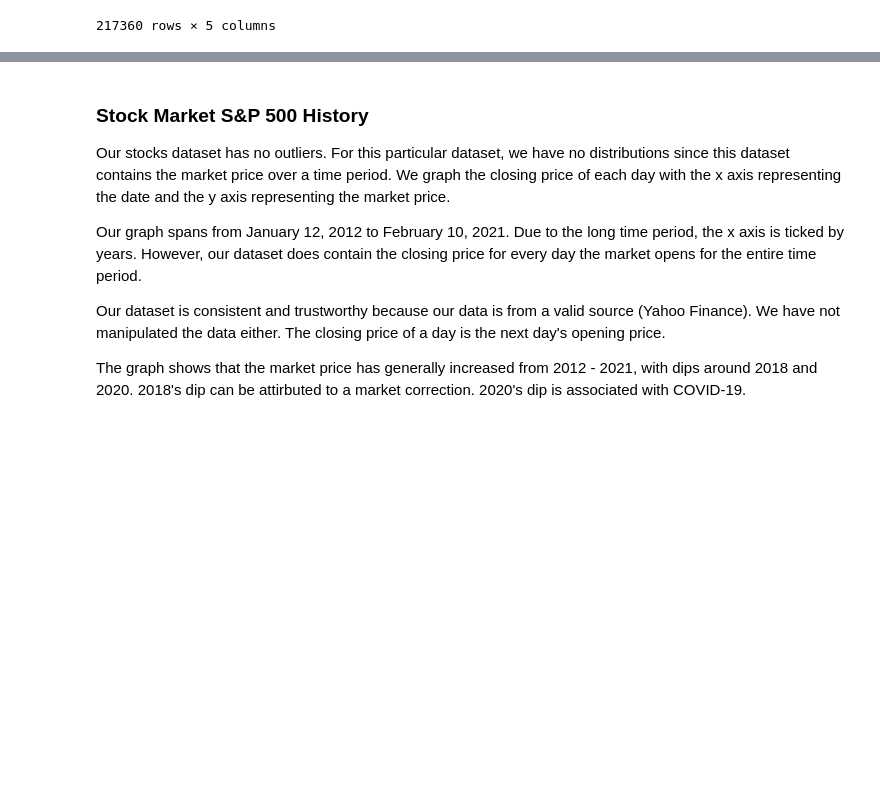
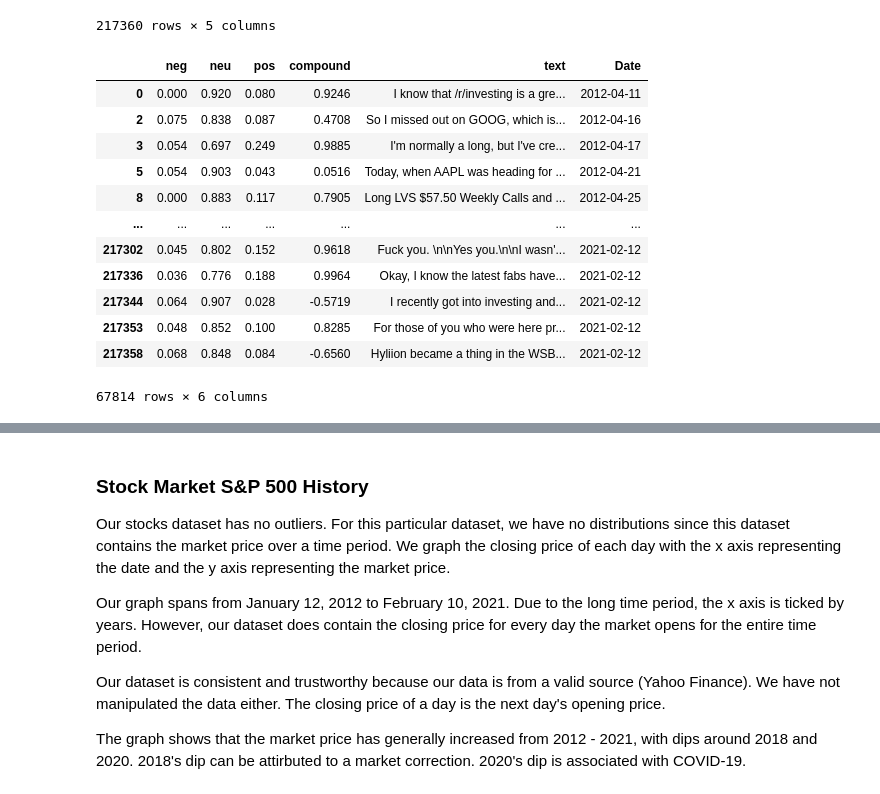
Before and after one commit to sjwfleet/COGS108_Project, a Jupyter notebook: FinalProject_group082.ipynb, the cells around one changed output, grey strips where cells are left out. Cells and saved outputs as stored; diff of their text form; code cells hidden in the pictures; blank space fills up the shorter version.

```diff
--- a/FinalProject_group082.ipynb
+++ b/FinalProject_group082.ipynb
@@ -491,3 +466,25 @@ newdf
 | 217358 | 0.068 | 0.848 | 0.084 | -0.6560 | Hyliion became a thing in the WSB... |
 | 217359 | 0.000 | 1.000 | 0.000 | 0.0000 | nan |
 217360 rows × 5 columns
+# %%
+# Adding date back into our dataset
+newdf['Date'] = filtered2['Date']
+
+# Drop NaN text
+newdf = newdf[newdf['text'] != 'nan']
+
+newdf
+# %% [output]
+|  | neg | neu | pos | compound | text | Date |
+| 0 | 0.000 | 0.920 | 0.080 | 0.9246 | I know that /r/investing is a gre... | 2012-04-11 |
+| 2 | 0.075 | 0.838 | 0.087 | 0.4708 | So I missed out on GOOG, which is... | 2012-04-16 |
+| 3 | 0.054 | 0.697 | 0.249 | 0.9885 | I'm normally a long, but I've cre... | 2012-04-17 |
+| 5 | 0.054 | 0.903 | 0.043 | 0.0516 | Today, when AAPL was heading for ... | 2012-04-21 |
+| 8 | 0.000 | 0.883 | 0.117 | 0.7905 | Long LVS $57.50 Weekly Calls and ... | 2012-04-25 |
+| ... | ... | ... | ... | ... | ... | ... |
+| 217302 | 0.045 | 0.802 | 0.152 | 0.9618 | Fuck you. \n\nYes you.\n\nI wasn'... | 2021-02-12 |
+| 217336 | 0.036 | 0.776 | 0.188 | 0.9964 | Okay, I know the latest fabs have... | 2021-02-12 |
+| 217344 | 0.064 | 0.907 | 0.028 | -0.5719 | I recently got into investing and... | 2021-02-12 |
+| 217353 | 0.048 | 0.852 | 0.100 | 0.8285 | For those of you who were here pr... | 2021-02-12 |
+| 217358 | 0.068 | 0.848 | 0.084 | -0.6560 | Hyliion became a thing in the WSB... | 2021-02-12 |
+67814 rows × 6 columns
```
Also changed, not shown: parts of 13 cells of this notebook.
